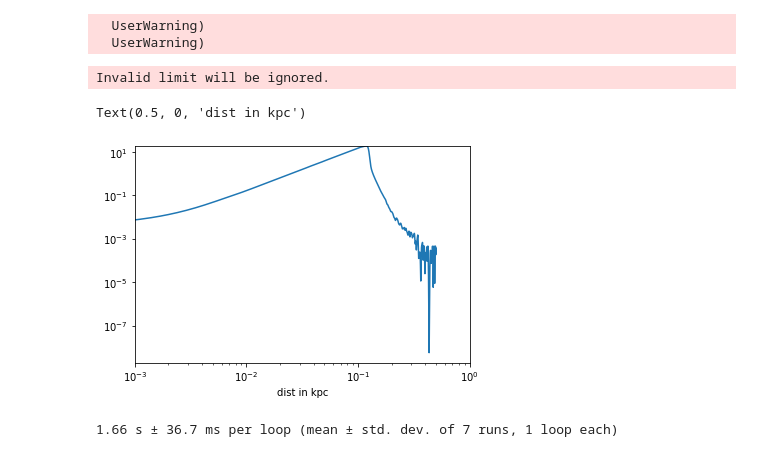
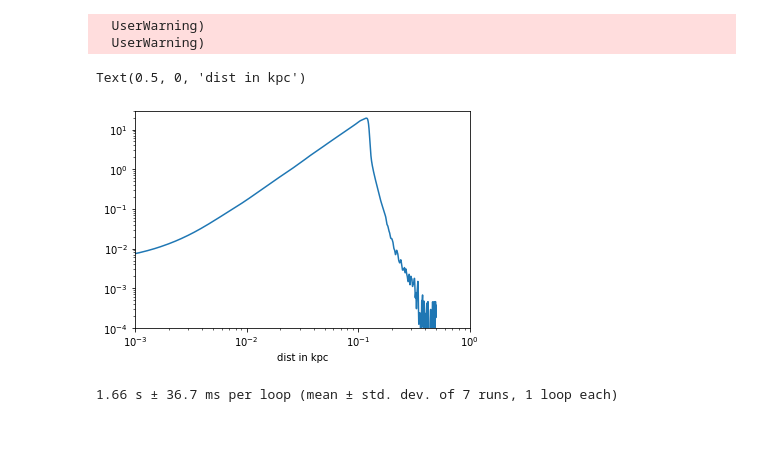
Before and after one commit to jan-rybizki/Distance-inference-from-parallaxes, a Jupyter notebook: Distance inference.ipynb, the cells around one changed output. Cells and saved outputs as stored; diff of their text form; code cells hidden in the pictures.

```diff
--- a/Distance inference.ipynb
+++ b/Distance inference.ipynb
@@ -33,15 +33,14 @@ prior_yvalues = kernel(prior_xrange)
 # %%
 # Plot the prior distance distribution
 plt.plot(prior_xrange,prior_yvalues)
 plt.yscale('log')
 plt.xscale('log')
 plt.xlim((0.001,1))
-plt.ylim((0,20))
+plt.ylim((0.0001,30))
 plt.xlabel('dist in kpc')
 # %% [output]
-Invalid limit will be ignored.
+Text(0.5, 0, 'dist in kpc')
-Text(0.5, 0, 'dist in kpc')
-[figure, old version]
+[figure, new version]
 # %%
 # create the new distance catalogue structure
 drop_list = []
```
